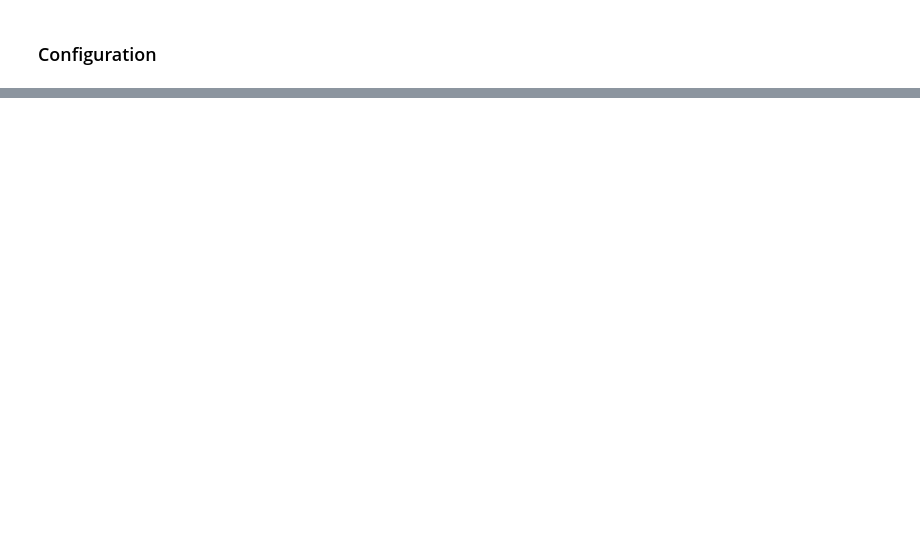
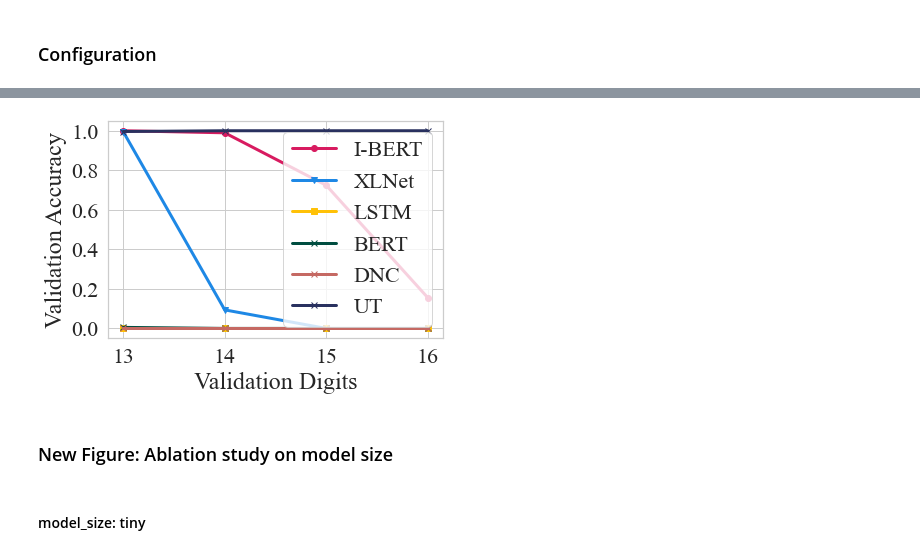
Before and after one commit to hwnam831/ibert, a Jupyter notebook: Visualization.ipynb, the cells around one changed output, grey strips where cells are left out. Saved outputs shown, nothing was run; the diff lists cells and outputs as text; code cells hidden in the pictures; blank space fills up the shorter version.

```diff
--- a/Visualization.ipynb
+++ b/Visualization.ipynb
@@ -209,0 +167,12 @@ fig2_3.savefig("img/task2-12digit.pdf", format="pdf", bbox_inches='tight')
+# %%
+fig1, ax1 = plt.subplots()
+plt.ylabel('Validation Accuracy')
+plotTask1Models('Reverse test', digit=12, legend=True)
+if saveIm:
+    fig1.savefig("img/nsp_reverse.pdf", format="pdf", bbox_inches='tight')
+# %% [output]
+[figure, added]
+# %% [markdown]
+### New Figure: Ablation study on model size
+# %% [markdown]
+#### model_size: tiny
```
Also changed, not shown: parts of 65 cells of this notebook, 1 other file.
